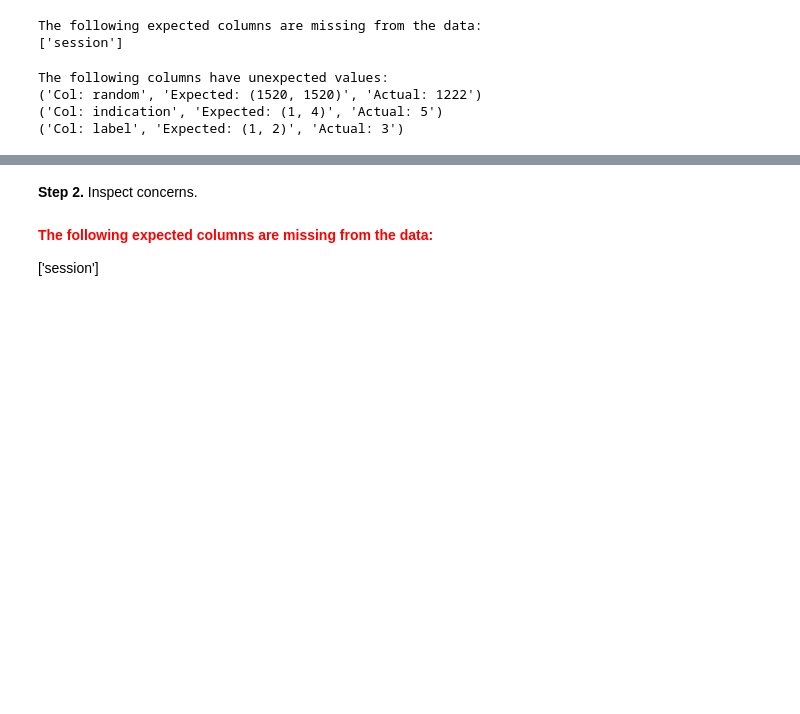
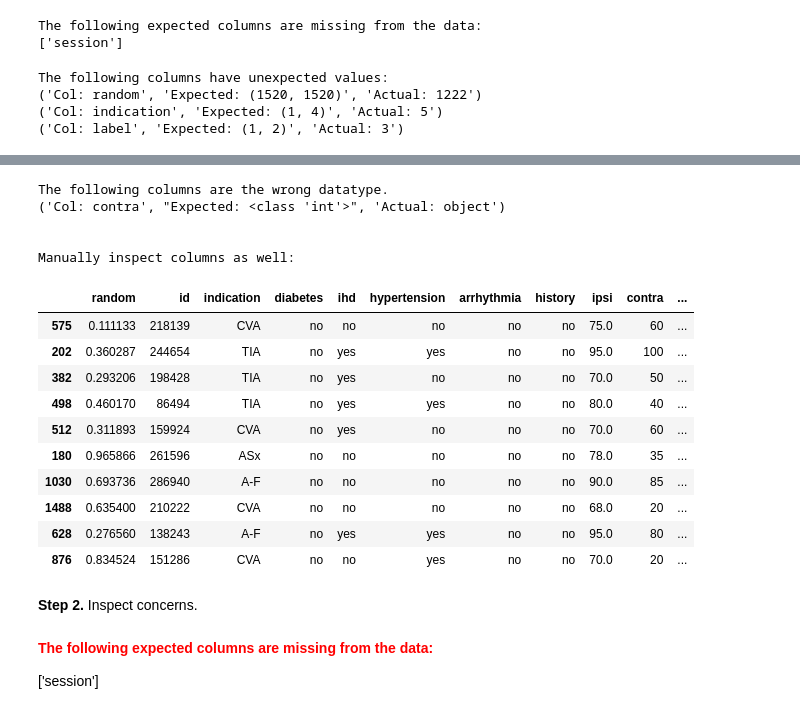
Before and after one commit to crkaz/data-mining, a Jupyter notebook: acw/Second Draft.ipynb, the cells around one changed output, grey strips where cells are left out. Saved outputs shown, nothing was run; the diff lists cells and outputs as text; code cells hidden in the pictures; blank space fills up the shorter version.

```diff
--- a/acw/Second Draft.ipynb
+++ b/acw/Second Draft.ipynb
@@ -499,22 +513,22 @@ The following columns have unexpected values:
 ('Col: indication', 'Expected: (1, 4)', 'Actual: 5')
 ('Col: label', 'Expected: (1, 2)', 'Actual: 3')
 # %%
-## Check number of values of each column against expected.
+## Check literal values of each categorical column against expected.
 concerns = []
 for k, v in dataAssumptions.items(): ## k = key, v == value.
     if (k in rawColNames):
-        actualValues = rawData[k].dropna().unique().sort() ## Ignore nan values for this check.
+        actualValues = rawData[k].dropna().unique() ## Ignore nan values for this check.
         try:
-            expectedValues = v["vals"].sort()
+            expectedValues = v["vals"]
             if ((set(actualValues) != set(expectedValues))):
-                concerns.append(("Col: " + str(k), "Expected: " + str(set(expectedValues)), "Actual: " + str(set(actualValues))))
+                concerns.append("Col: " + str(k) + "\nExpected:\n" + str(set(expectedValues)) + "\nActual:\n" + str(set(actualValues)))
         except:
             continue ## Is not categorical column.
 
 if (len(concerns) > 0):
     print("The following columns have unexpected values:")
     for concern in concerns:
-        print(concern)
+        print(str(concern) + "\n")
 else:
     print("No concerns.")
 # %% [output]
@@ -522,3 +552,47 @@ No concerns.
+# %%
+## Check data types of each column against expected.
+## This is diffcult to automate because dataframe types are different to native types.
+concerns = []
+for k, v in dataAssumptions.items(): ## k = key, v == value.
+    if (k in rawColNames):
+        actualT = rawData[k].dropna().describe().dtypes ## Ignore nan values for this check.
+        expectedT = v["valType"]
+
+        if (expectedT == int or expectedT == float):
+            correctT = is_numeric_dtype(actualT) ## Check is numeric.
+        else:
+            correctT = is_string_dtype(actualT) ## Check is obj/str.
+
+        if (not correctT):
+            concerns.append(("Col: " + str(k), "Expected: " + str(expectedT), "Actual: " + str(actualT)))
+
+
+if (len(concerns) > 0):
+    print("The following columns are the wrong datatype.")
+    for concern in concerns:
+        print(concern)
+else:
+    print("No concerns.")
+
+print("\n\nManually inspect columns as well:")
+rawData.sample(10)
+# %% [output]
+The following columns are the wrong datatype.
+('Col: contra', "Expected: <class 'int'>", 'Actual: object')
+
+
+Manually inspect columns as well:
+|  | random | id | indication | diabetes | ihd | hypertension | arrhythmia | history | ipsi | contra | ... |
+| 575 | 0.111133 | 218139 | CVA | no | no | no | no | no | 75.0 | 60 | ... |
+| 202 | 0.360287 | 244654 | TIA | no | yes | yes | no | no | 95.0 | 100 | ... |
+| 382 | 0.293206 | 198428 | TIA | no | yes | no | no | no | 70.0 | 50 | ... |
+| 498 | 0.460170 | 86494 | TIA | no | yes | yes | no | no | 80.0 | 40 | ... |
+| 512 | 0.311893 | 159924 | CVA | no | yes | no | no | no | 70.0 | 60 | ... |
+| 180 | 0.965866 | 261596 | ASx | no | no | no | no | no | 78.0 | 35 | ... |
+| 1030 | 0.693736 | 286940 | A-F | no | no | no | no | no | 90.0 | 85 | ... |
+| 1488 | 0.635400 | 210222 | CVA | no | no | no | no | no | 68.0 | 20 | ... |
+| 628 | 0.276560 | 138243 | A-F | no | yes | yes | no | no | 95.0 | 80 | ... |
+| 876 | 0.834524 | 151286 | CVA | no | no | yes | no | no | 70.0 | 20 | ... |
 # %% [markdown]
 <p><b>Step 2. </b>Inspect concerns.</p>
 # %% [markdown]
```
Also changed, not shown: parts of 12 cells of this notebook, 3 other files.
